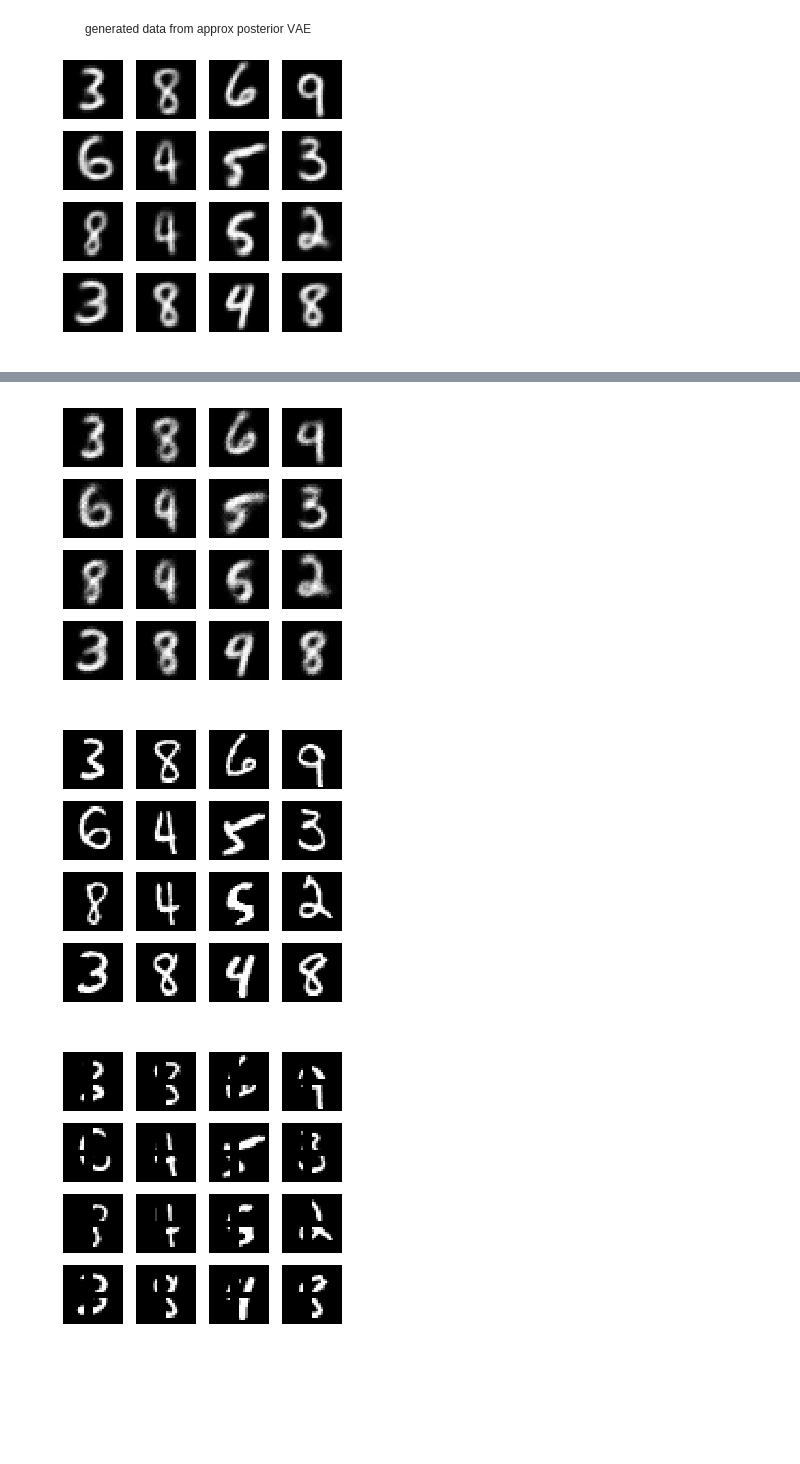
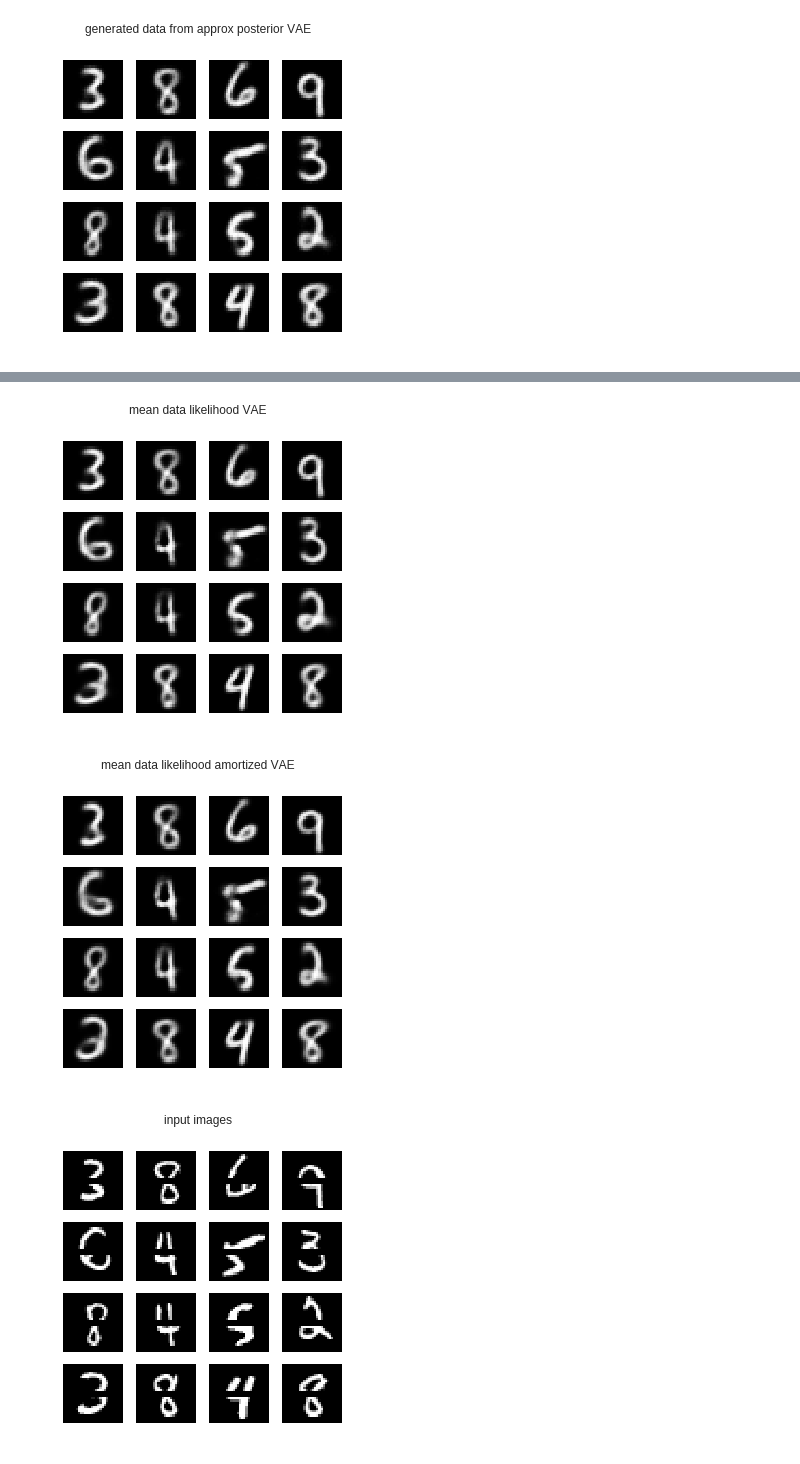
Before and after one commit to VMBoehm/DeNoPa, a Jupyter notebook: VAE.ipynb, the cells around one changed output, grey strips where cells are left out. Drawn from its saved outputs; the diff is of its cells as text; code cells hidden in the pictures; blank space fills up the shorter version.

```diff
--- a/VAE.ipynb
+++ b/VAE.ipynb
@@ -417,0 +446,8 @@ print(xs.shape)
+# %%
+mask = np.ones(IMAGE_SHAPE)
+#mask[0:,10:14]=0
+mask[13:16,0:28]=0
+
+mask = mask.reshape((28*28))
+mask = np.asarray([mask]*batch_size)
+print(mask.shape)
@@ -417,0 +456,4 @@ print(xs.shape)
+# %%
+masked_data = x_valid[0:batch_size]*mask
+# %%
+res3 = sess.run(z2, feed_dict={x: x_test[0:batch_size]})
@@ -418,40 +468,45 @@ print(xs.shape)
 # %%
+res2, inim, xrecons2 = sess.run([data_likelihood2.mean(), x, x2_samples], feed_dict={x: masked_data[0:batch_size], sample_size: 20})
+res, xrecon          = sess.run([data_likelihood2.mean(),x_samples], feed_dict={x: masked_data[0:batch_size], sample_size: 20})
+
 figure(figsize=(5,5))
+suptitle('mean data likelihood VAE')
 for i in range(16):
     subplot(4,4,i+1)
-    imshow(np.mean(xs,axis=(0,1))[i].reshape((28,28)),cmap='gray',vmin=0); #colorbar()
+    imshow((res)[i].reshape((28,28)),cmap='gray',vmin=0); #colorbar()
+    axis('off')
+
+
+figure(figsize=(5,5))
+suptitle('mean data likelihood amortized VAE')
+for i in range(16):
+    subplot(4,4,i+1)
+    imshow((res2)[i].reshape((28,28)),cmap='gray',vmin=0); #colorbar()
+    axis('off')
+
+
+figure(figsize=(5,5))
+suptitle('input images')
+for i in range(16):
+    subplot(4,4,i+1)
+    imshow(inim[i].reshape((28,28)),cmap='gray',vmin=0); #colorbar()
+    axis('off')
+
+
+figure(figsize=(5,5))
+suptitle('generated data from approx posterior amort. VAE')
+for i in range(16):
+    subplot(4,4,i+1)
+    imshow(np.mean(xrecons2[:,:,i,:],axis=(0,1)).reshape((28,28)),cmap='gray',vmin=0); #colorbar()
     axis('off')
 
 figure(figsize=(5,5))
+suptitle('generated data from approx posterior VAE')
 for i in range(16):
     subplot(4,4,i+1)
-    imshow(x_valid[i].reshape((28,28)),cmap='gray',vmin=0); #colorbar()
+    imshow(np.mean(xrecon[:,:,i,:],axis=(0,1)).reshape((28,28)),cmap='gray',vmin=0); #colorbar()
     axis('off')
-
-figure(figsize=(5,5))
-for i in range(16):
-    subplot(4,4,i+1)
-    imshow(masked_data[i].reshape((28,28)),cmap='gray',vmin=0); #colorbar()
-    axis('off')
-
-figure(figsize=(5,5))
-for i in range(16):
-    subplot(4,4,i+1)
-    imshow(np.mean(xrecon,axis=(0,1))[i].reshape((28,28)),cmap='gray',vmin=0); #colorbar()
-    axis('off')
-
-# figure(figsize=(5,5))
-# for i in range(16):
-#     subplot(4,4,i+1)
-#     imshow(np.mean(xs,axis=(0,1))[i].reshape((28,28))-np.mean(xrecon,axis=(0,1))[i].reshape((28,28)),cmap='gray',vmin=0); #colorbar()
-#     axis('off')
-
-figure(figsize=(5,5))
-for i in range(16):
-    subplot(4,4,i+1)
-    imshow(np.mean(xs,axis=(0))[0][i].reshape((28,28))-np.mean(xrecon,axis=(0,1))[i].reshape((28,28)),cmap='gray',vmin=0); #colorbar()
-    axis('off')
 # %% [output]
-[figure, old version]
+[figure, new version]
-[figure, old version]
+[figure, new version]
-[figure, old version]
+[figure, new version]
```
Also changed, not shown: parts of 8 cells of this notebook.
